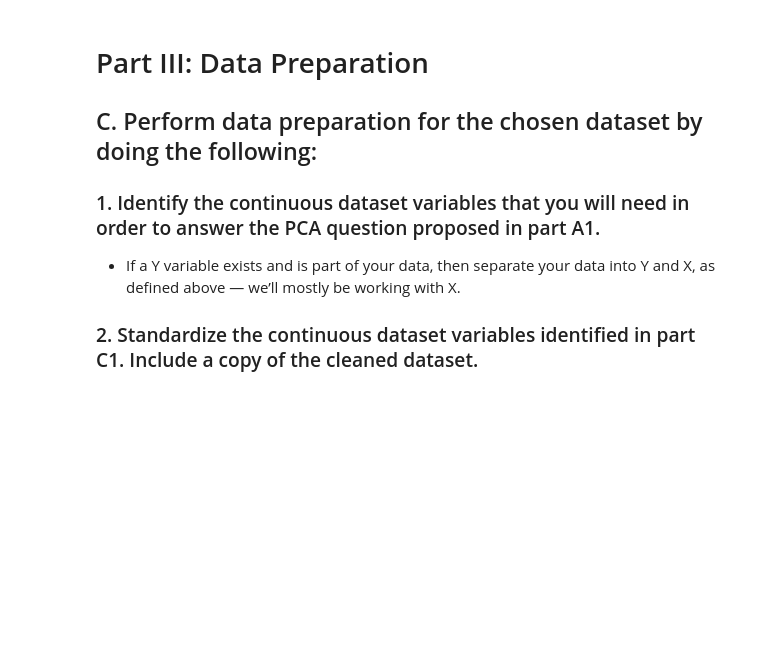
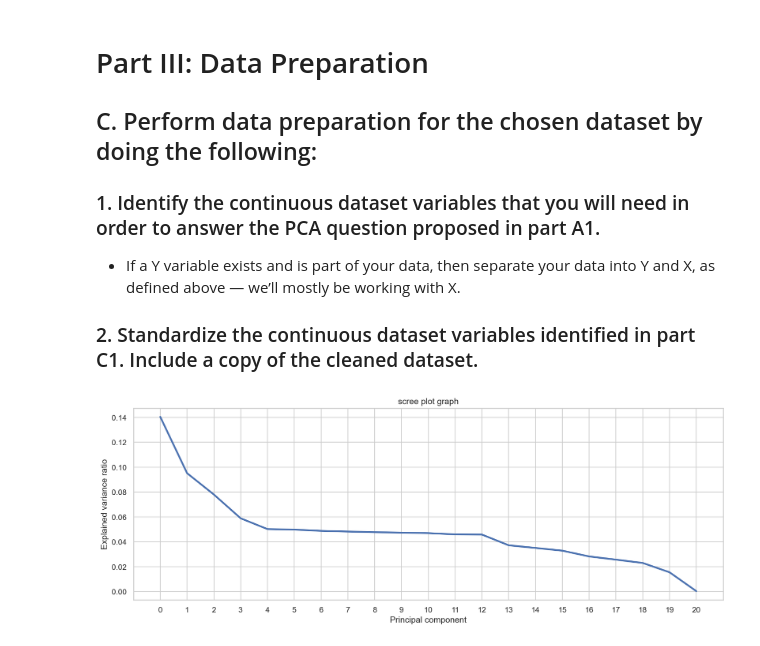
Before and after one commit to chrispaynes/OSDSC-Portfolio, a Jupyter notebook: data_mining_ii_nb/02. DIMENSIONALITY REDUCTION METHODS/dimensionality_reduction.ipynb, the cells around one changed output. Cells and saved outputs as stored; diff of their text form; code cells hidden in the pictures; blank space fills up the shorter version.

```diff
--- a/data_mining_ii_nb/02. DIMENSIONALITY REDUCTION METHODS/dimensionality_reduction.ipynb
+++ b/data_mining_ii_nb/02. DIMENSIONALITY REDUCTION METHODS/dimensionality_reduction.ipynb
@@ -1,26 +1,16 @@
 # %% [markdown]
 # ENVIRONMENT
 # %%
-from statistics import harmonic_mean
-
 import matplotlib.pyplot as plt
 import numpy as np
 import pandas as pd
 import seaborn as sns
-from sklearn.feature_selection import SelectFromModel
-from sklearn.impute import SimpleImputer
-from sklearn.linear_model import LassoCV, RidgeCV
-from sklearn.metrics import (classification_report, confusion_matrix,
-                             roc_auc_score)
-from sklearn.model_selection import (GridSearchCV, RepeatedStratifiedKFold,
-                                     cross_val_score, train_test_split)
-from sklearn.neighbors import KNeighborsClassifier
 from sklearn.pipeline import Pipeline
 from sklearn.preprocessing import StandardScaler
-from sklearn.svm import LinearSVC
+from sklearn.decomposition import PCA
 
 # suppress scientific notation in Pandas
-pd.options.display.float_format = "{:.2f}".format
+pd.options.display.float_format = "{:,.2f}".format
 pd.set_option("display.max_columns", 100)
 pd.set_option("display.max_rows", 100)
 pd.set_option("precision", 3)
@@ -39,8 +29,7 @@ warnings.filterwarnings("ignore")
 
 RANDOM_STATE = 1
 
-
-rnd = lambda x: round(x, 2)
+original_df = pd.read_csv("./src/churn/churn_clean.csv")
 # %% [markdown]
 ## PCA Examples
 # %%
@@ -370,3 +425,28 @@ You are an analyst for a hospital that wants to better understand the characteri
 - If a Y variable exists and is part of your data, then separate your data into Y and X, as defined above — we’ll mostly be working with X.
 
 ### 2.  Standardize the continuous dataset variables identified in part C1. Include a copy of the cleaned dataset.
+# %%
+# prep_df = original_df.copy()
+prep_df = original_df.select_dtypes(['float64', 'int64']).copy()
+prep_df = prep_df.drop(['CaseOrder', 'Zip'], axis=1)
+
+pipe = Pipeline([("scaler", StandardScaler()), ("pca", PCA())])
+
+
+
+pipe.fit(prep_df)
+pca = pipe.named_steps["pca"]
+num_components = len(pca.components_)
+var = pca.explained_variance_ratio_
+
+fig, axs = plt.subplots(1, 1, figsize=(15, 5))
+axs.set_title("scree plot graph")
+sns.lineplot(data=var, ax=axs)
+
+plt.xlabel("Principal component")
+plt.ylabel("Explained variance ratio")
+plt.xticks(np.arange(0, num_components, 1))
+
+plt.show()
+# %% [output]
+[figure, added]
```
Also changed, not shown: parts of 21 cells of this notebook.
